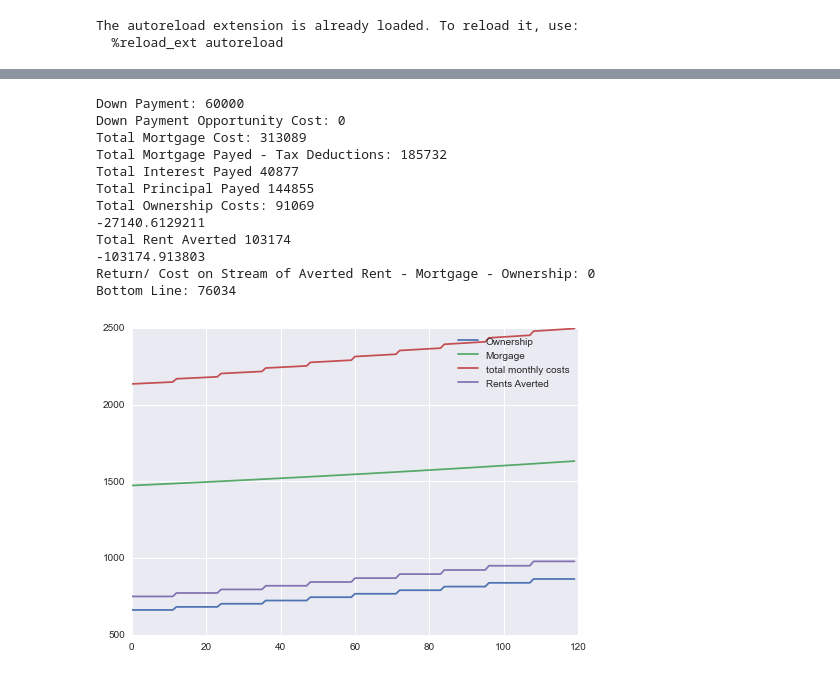
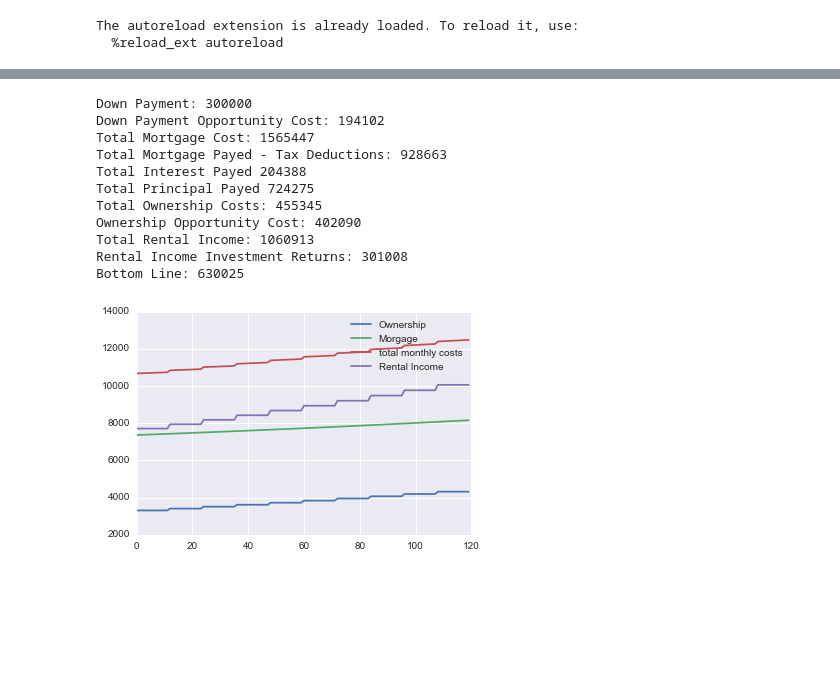
Before and after one commit to ewulczyn/home_ownership, a Jupyter notebook: Economics of Home Ownership.ipynb, the cells around one changed output, grey strips where cells are left out. Cells and saved outputs as stored; diff of their text form; code cells hidden in the pictures; blank space fills up the shorter version.

```diff
--- a/Economics of Home Ownership.ipynb
+++ b/Economics of Home Ownership.ipynb
@@ -9,33 +42,32 @@ The autoreload extension is already loaded. To reload it, use:
 # %%
 d = {
-'home_price' : 300000.0,
+'home_price' : 1500000.0,
 'down_payment' : 0.2,
 'maintenance': 0.01,
 'home_owners_insurance': 0.0056,
 'mortgage_term' : 15,
 'mortgage_rate' : 0.037,
 'property_tax' : 0.017,
 'marginal_tax_rate' : 0.36,
-'stock_market' : 0.00,
+'stock_market' : 0.05,
 'house_appreciation' : 0.03,
 'years'  : 10,
-'income_rent'  : 1600,
+'income_rent'  : 12050,
 'personal_rent' : 750,
 'rent_rate' : 0.03,
 }
 
-Home(d).simulate()
+Rental(d).simulate()
 # %% [output]
-Down Payment: 60000
-Down Payment Opportunity Cost: 0
-Total Mortgage Cost: 313089
-Total Mortgage Payed - Tax Deductions: 185732
-Total Interest Payed 40877
-Total Principal Payed 144855
-Total Ownership Costs: 91069
--27140.6129211
-Total Rent Averted 103174
--103174.913803
-Return/ Cost on Stream of Averted Rent - Mortgage - Ownership: 0
-Bottom Line: 76034
+Down Payment: 300000
+Down Payment Opportunity Cost: 194102
+Total Mortgage Cost: 1565447
+Total Mortgage Payed - Tax Deductions: 928663
+Total Interest Payed 204388
+Total Principal Payed 724275
+Total Ownership Costs: 455345
+Ownership Opportunity Cost: 402090
+Total Rental Income: 1060913
+Rental Income Investment Returns: 301008
+Bottom Line: 630025
-[figure, old version]
+[figure, new version]
```
Also changed, not shown: parts of 4 cells of this notebook, 1 other file.
